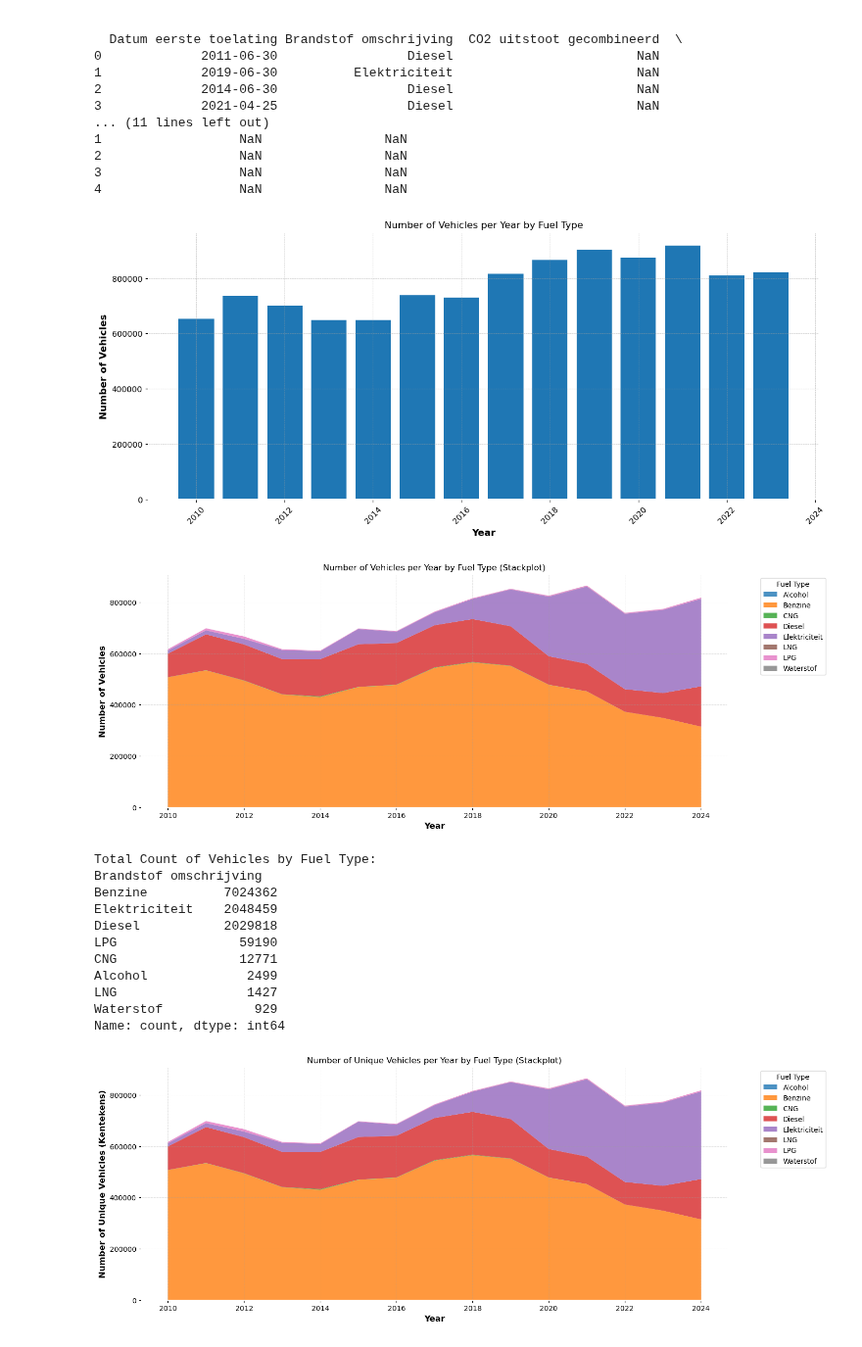
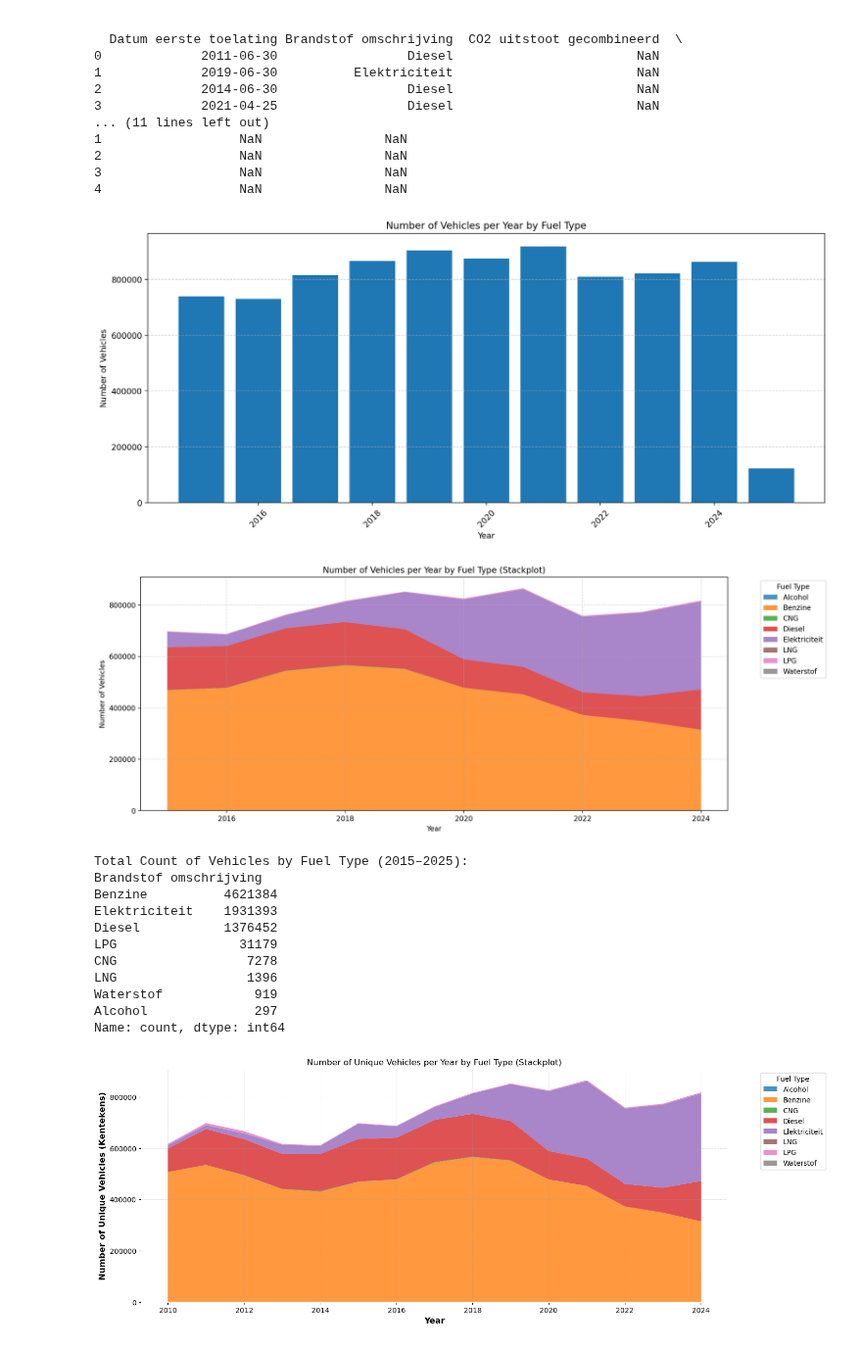
Before and after one commit to DylanHaaz/Tryhard, a Jupyter notebook: Code/Data exploration/RWD.ipynb, the cells around one changed output. Shown at 98% size. Drawn from its saved outputs; the diff is of its cells as text; code cells hidden in the pictures.

```diff
--- a/Code/Data exploration/RWD.ipynb
+++ b/Code/Data exploration/RWD.ipynb
@@ -344,35 +327,40 @@ print(df_filtered.head())
 # %%
 
 
 
 import matplotlib.pyplot as plt
 
 # Count the number of vehicles per year
 df_filtered['Jaar'] = df_filtered['Datum eerste toelating'].dt.year
 vehicle_counts = df_filtered.groupby('Jaar').size()
 
 # Filter out unrealistic years (before 1950)
-vehicle_counts = vehicle_counts[(vehicle_counts.index <= 2023)]
+vehicle_counts = vehicle_counts[(vehicle_counts.index >= 2015) & (vehicle_counts.index <= 2025)]
+
 
 # Plot the number of vehicles per year as a bar chart
 plt.figure(figsize=(15, 6))
 plt.bar(vehicle_counts.index, vehicle_counts.values)
 plt.xlabel('Year')
 plt.ylabel('Number of Vehicles')
 plt.title('Number of Vehicles per Year by Fuel Type')
 plt.xticks(rotation=45)
 plt.grid(axis='y', linestyle='--', alpha=0.7)
 plt.show()
 # %% [output]
-[figure, old version]
+[figure, new version]
 # %%
 import pandas as pd
 import matplotlib.pyplot as plt
 
+# Zorg dat de kolom 'Jaar' bestaat
+df_filtered['Jaar'] = df_filtered['Datum eerste toelating'].dt.year
 
+# Filter alleen de jaren tussen 2015 en 2025 (inclusief)
+df_filtered = df_filtered[(df_filtered['Jaar'] >= 2015) & (df_filtered['Jaar'] <= 2025)]
 
-# Group by year and fuel type ('Brandstof omschrijving'), count the number of vehicles per year
-fuel_counts = df_filtered.groupby(['Year', 'Brandstof omschrijving']).size().unstack()
+# Group by year and fuel type, count the number of vehicles per year
+fuel_counts = df_filtered.groupby(['Jaar', 'Brandstof omschrijving']).size().unstack()
 
 # Plot the stackplot
 plt.figure(figsize=(15, 6))
@@ -392,20 +380,20 @@ plt.show()
 fuel_summary = df_filtered['Brandstof omschrijving'].value_counts()
 
 # Print the fuel summary table
-print("\nTotal Count of Vehicles by Fuel Type:")
+print("\nTotal Count of Vehicles by Fuel Type (2015–2025):")
 print(fuel_summary)
 # %% [output]
-[figure, old version]
+[figure, new version]
-Total Count of Vehicles by Fuel Type:
+Total Count of Vehicles by Fuel Type (2015–2025):
 Brandstof omschrijving
-Benzine          7024362
-Elektriciteit    2048459
-Diesel           2029818
-LPG                59190
-CNG                12771
-Alcohol             2499
-LNG                 1427
-Waterstof            929
+Benzine          4621384
+Elektriciteit    1931393
+Diesel           1376452
+LPG                31179
+CNG                 7278
+LNG                 1396
+Waterstof            919
+Alcohol              297
 Name: count, dtype: int64
 # %%
 import matplotlib.pyplot as plt
```
Also changed, not shown: parts of 2 cells of this notebook.
